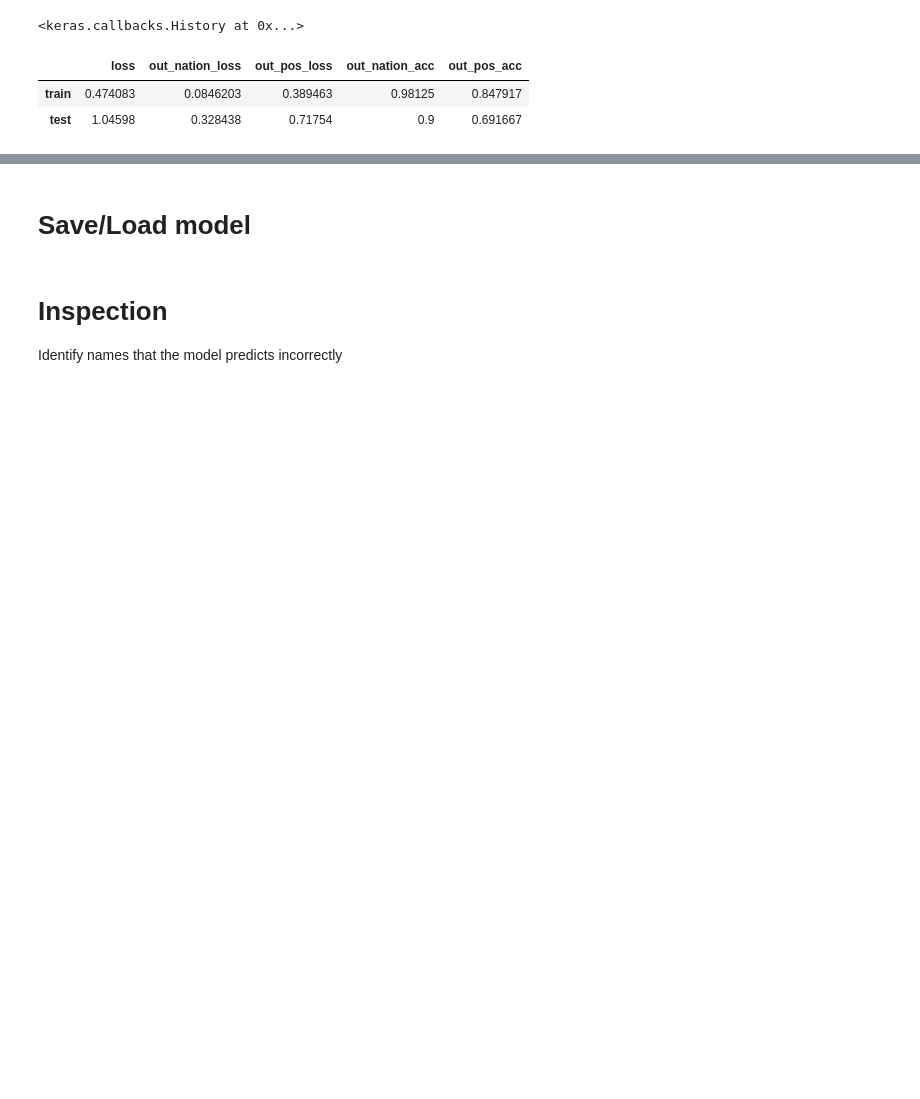
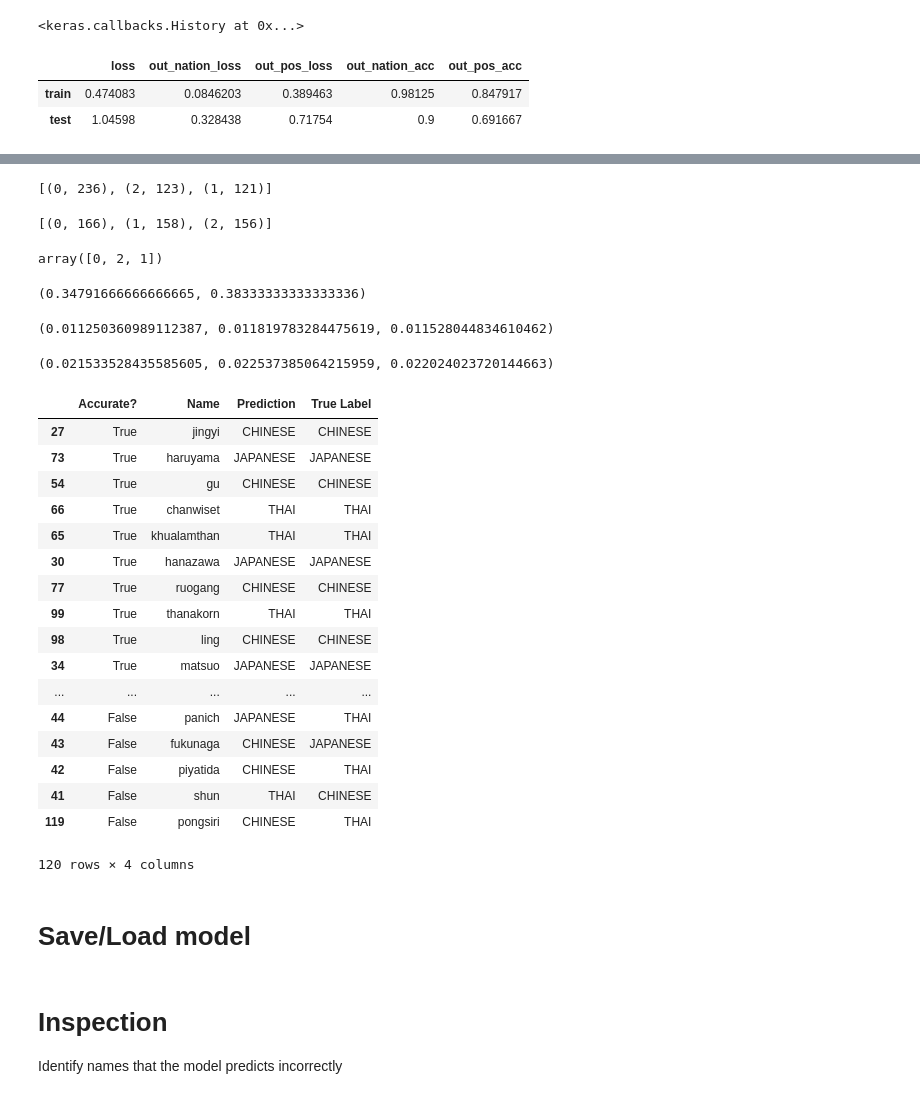
Before and after one commit to offchan42/name-nation-classifier, a Jupyter notebook: notebook.ipynb, the cells around one changed output, grey strips where cells are left out. Drawn from its saved outputs; the diff is of its cells as text; code cells hidden in the pictures; blank space fills up the shorter version.

Commit message:
Run K-means clustering and evaluate performance

```diff
--- a/notebook.ipynb
+++ b/notebook.ipynb
@@ -269,3 +283,66 @@ df
+# %%
+cluster_freq = Counter(km_pred_train).most_common()
+cluster_freq
+# %% [output]
+[(0, 236), (2, 123), (1, 121)]
+# %%
+label_freq = Counter(y_nation_train.argmax(axis=1)).most_common()
+label_freq
+# %% [output]
+[(0, 166), (1, 158), (2, 156)]
+# %%
+cluster2label = np.empty([len(cluster_freq)], dtype=np.int32)
+for cluster, label in zip(cluster_freq, label_freq):
+    cluster = cluster[0]
+    label = label[0]
+    cluster2label[cluster] = label
+cluster2label
+# %% [output]
+array([0, 2, 1])
+# %%
+km_pred_train_label = cluster2label[km_pred_train]
+km_pred_test_label = cluster2label[km_pred_test]
+score_train = accuracy_score(y_nation_train.argmax(axis=1), km_pred_train_label)
+score_test = accuracy_score(y_nation_test.argmax(axis=1), km_pred_test_label)
+score_train, score_test
+# %% [output]
+(0.34791666666666665, 0.38333333333333336)
+# %%
+homogeneity_completeness_v_measure(y_nation_train.argmax(axis=1), km_pred_train)
+# %% [output]
+(0.011250360989112387, 0.011819783284475619, 0.011528044834610462)
+# %%
+homogeneity_completeness_v_measure(y_nation_test.argmax(axis=1), km_pred_test)
+# %% [output]
+(0.021533528435585605, 0.022537385064215959, 0.022024023720144663)
+# %%
+# clustering results
+table = {
+    'Name': X_str_test,
+    'Prediction': available_nations[km_pred_test_label],
+    'True Label': available_nations[y_nation_test.argmax(axis=1)],
+    'Accurate?': (km_pred_test_label == y_nation_test.argmax(axis=1))
+}
+pd.DataFrame(data=table).sort_values('Accurate?', ascending=False)
+# %% [output]
+|  | Accurate? | Name | Prediction | True Label |
+| 27 | True | jingyi | CHINESE | CHINESE |
+| 73 | True | haruyama | JAPANESE | JAPANESE |
+| 54 | True | gu | CHINESE | CHINESE |
+| 66 | True | chanwiset | THAI | THAI |
+| 65 | True | khualamthan | THAI | THAI |
+| 30 | True | hanazawa | JAPANESE | JAPANESE |
+| 77 | True | ruogang | CHINESE | CHINESE |
+| 99 | True | thanakorn | THAI | THAI |
+| 98 | True | ling | CHINESE | CHINESE |
+| 34 | True | matsuo | JAPANESE | JAPANESE |
+| ... | ... | ... | ... | ... |
+| 44 | False | panich | JAPANESE | THAI |
+| 43 | False | fukunaga | CHINESE | JAPANESE |
+| 42 | False | piyatida | CHINESE | THAI |
+| 41 | False | shun | THAI | CHINESE |
+| 119 | False | pongsiri | CHINESE | THAI |
+120 rows × 4 columns
 # %% [markdown]
 # Save/Load model
 # %%
```
Also changed, not shown: parts of 3 cells of this notebook.
